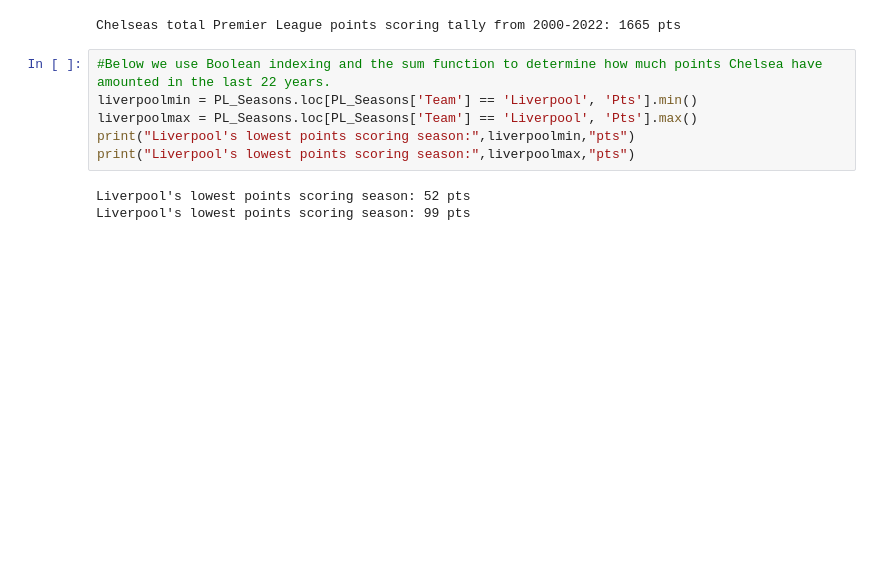
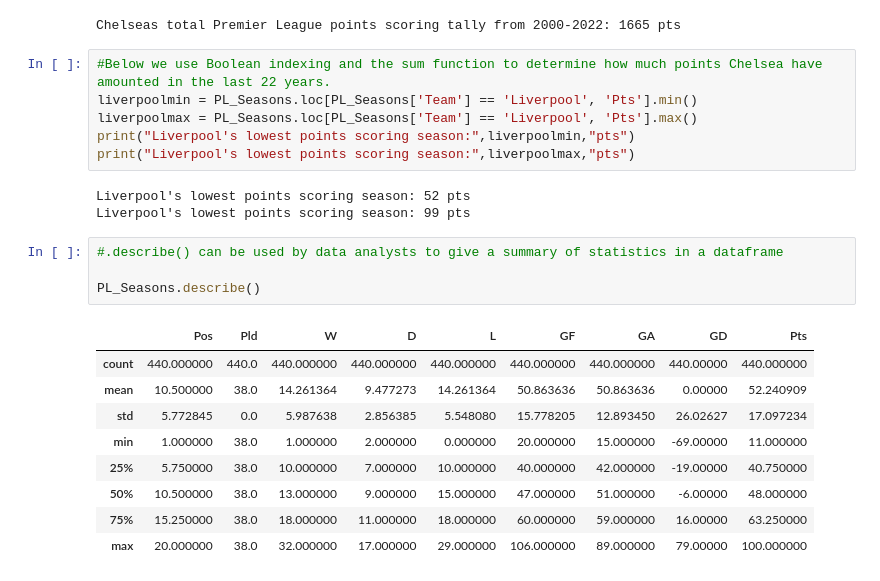
Before and after one commit to conortcahalane/UCDPythonProject, a Jupyter notebook: PremierLeagueAnalysis.ipynb, the cells around one changed output. Cells and saved outputs as stored; diff of their text form; blank space fills up the shorter version.

Commit message:
Manipulating the dataframe

```diff
--- a/PremierLeagueAnalysis.ipynb
+++ b/PremierLeagueAnalysis.ipynb
@@ -203,6 +203,20 @@ print("Liverpool's lowest points scoring season:",liverpoolmax,"pts")
 # %% [output]
 Liverpool's lowest points scoring season: 52 pts
 Liverpool's lowest points scoring season: 99 pts
+# %%
+#.describe() can be used by data analysts to give a summary of statistics in a dataframe
+
+PL_Seasons.describe()
+# %% [output]
+|  | Pos | Pld | W | D | L | GF | GA | GD | Pts |
+| count | 440.000000 | 440.0 | 440.000000 | 440.000000 | 440.000000 | 440.000000 | 440.000000 | 440.00000 | 440.000000 |
+| mean | 10.500000 | 38.0 | 14.261364 | 9.477273 | 14.261364 | 50.863636 | 50.863636 | 0.00000 | 52.240909 |
+| std | 5.772845 | 0.0 | 5.987638 | 2.856385 | 5.548080 | 15.778205 | 12.893450 | 26.02627 | 17.097234 |
+| min | 1.000000 | 38.0 | 1.000000 | 2.000000 | 0.000000 | 20.000000 | 15.000000 | -69.00000 | 11.000000 |
+| 25% | 5.750000 | 38.0 | 10.000000 | 7.000000 | 10.000000 | 40.000000 | 42.000000 | -19.00000 | 40.750000 |
+| 50% | 10.500000 | 38.0 | 13.000000 | 9.000000 | 15.000000 | 47.000000 | 51.000000 | -6.00000 | 48.000000 |
+| 75% | 15.250000 | 38.0 | 18.000000 | 11.000000 | 18.000000 | 60.000000 | 59.000000 | 16.00000 | 63.250000 |
+| max | 20.000000 | 38.0 | 32.000000 | 17.000000 | 29.000000 | 106.000000 | 89.000000 | 79.00000 | 100.000000 |
 # %%
 #In order to alter the season column (which is set to index on default) then we must use the .reset_index() function.
 #This will create a new index column called 'index' and number each row sequentially to the length of the dataframe.
```
Also changed, not shown: parts of 4 cells of this notebook.
